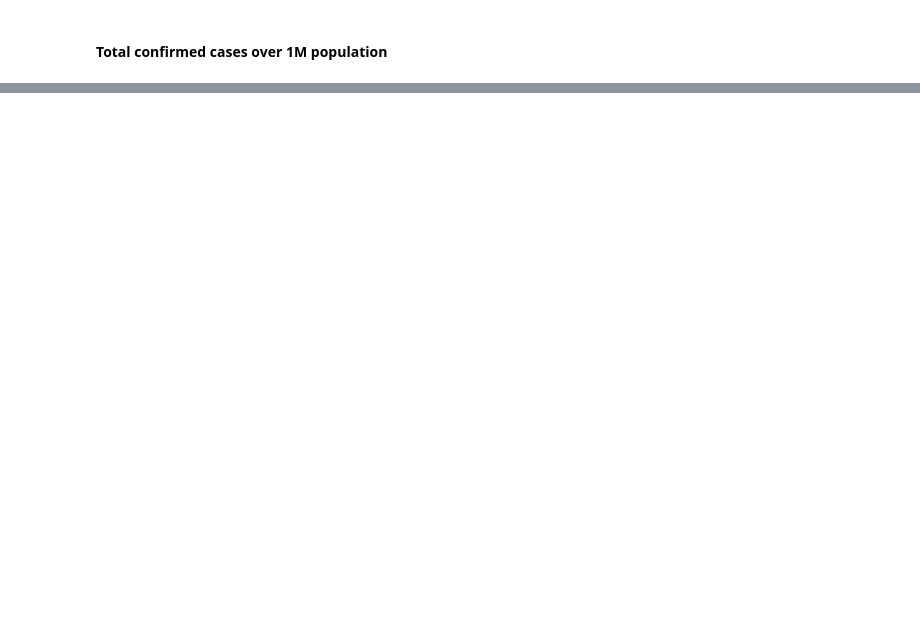
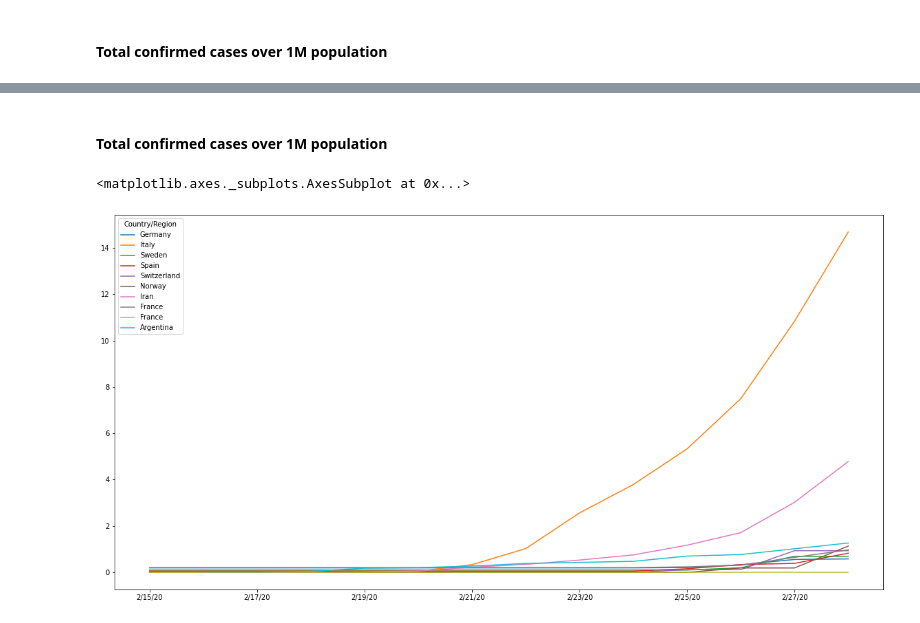
Before and after one commit to fiskker/COVID-19, a Jupyter notebook: Argentina COVID-19 Stats.ipynb, the cells around one changed output, grey strips where cells are left out. Cells and saved outputs as stored; diff of their text form; code cells hidden in the pictures; blank space fills up the shorter version.

```diff
--- a/Argentina COVID-19 Stats.ipynb
+++ b/Argentina COVID-19 Stats.ipynb
@@ -119,0 +122,25 @@ euro_confirmed_cases.plot(figsize=(20,10))
+# %% [markdown]
+#### Total confirmed cases over 1M population
+# %%
+total_populations_eu = {
+    'Germany': 82.79,
+    'Italy': 60.48,
+    'Sweden': 10.12,
+    'Spain': 38.73,
+    'Switzerland': 8.57,
+    'Norway': 5.3,
+    'Iran': 81.16,
+    'France': 58.85,
+    'Argentina': 44.27,
+}
+
+euro_confirmed_cases = euro_confirmed_cases.transpose()
+euro_conf_cases_by_pop = pd.DataFrame()
+for country, pop in total_populations_eu.items():
+    country_cases = euro_confirmed_cases.loc[euro_confirmed_cases.index == country]
+    euro_conf_cases_by_pop = euro_conf_cases_by_pop.append(country_cases.div(pop))
+
+euro_conf_cases_by_pop.transpose().plot(figsize=(20,10))
+# %% [output]
+<matplotlib.axes._subplots.AxesSubplot at 0x...>
+[figure, added]
```
Also changed, not shown: parts of 13 cells of this notebook, 6 other files.
